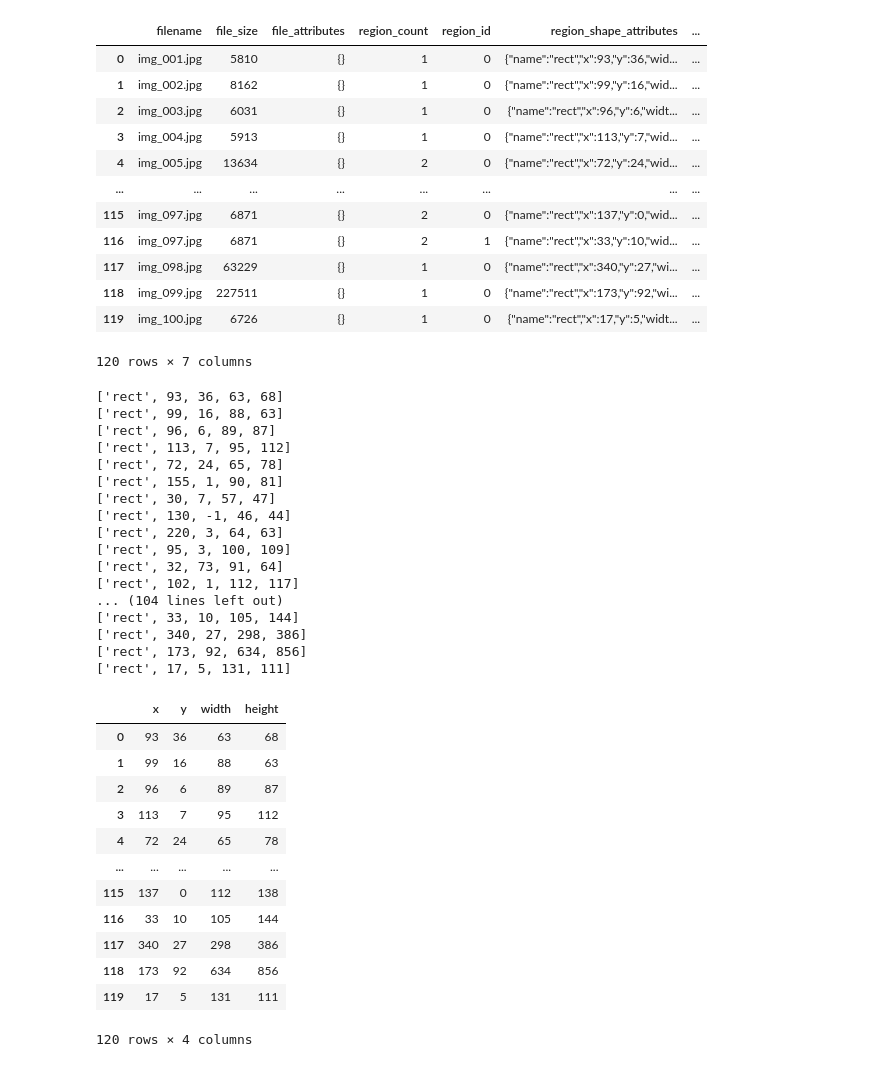
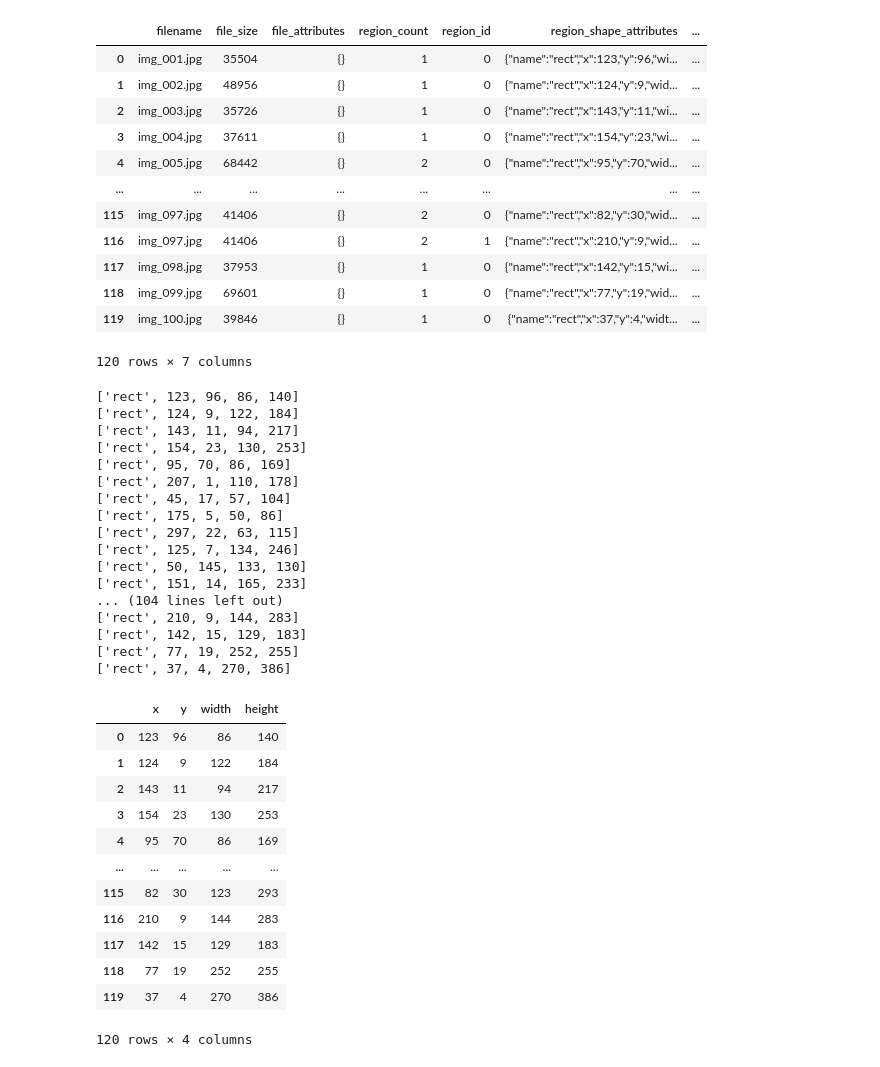
Before and after one commit to gokulrameshd/My_Vision, a Jupyter notebook: Assignment-16/Kmeans.ipynb, the cells around one changed output. Saved outputs shown, nothing was run; the diff lists cells and outputs as text; code cells hidden in the pictures.

```diff
--- a/Assignment-16/Kmeans.ipynb
+++ b/Assignment-16/Kmeans.ipynb
@@ -3,22 +3,22 @@ import numpy as np
 import pandas as pd
 import json
 # %%
-df = pd.read_csv('Assign_16.csv')
+df = pd.read_csv('image_2.csv')
 # list(df['region_shape_attributes'])
 df
 # %% [output]
 |  | filename | file_size | file_attributes | region_count | region_id | region_shape_attributes | ... |
-| 0 | img_001.jpg | 5810 | {} | 1 | 0 | {"name":"rect","x":93,"y":36,"wid... | ... |
-| 1 | img_002.jpg | 8162 | {} | 1 | 0 | {"name":"rect","x":99,"y":16,"wid... | ... |
-| 2 | img_003.jpg | 6031 | {} | 1 | 0 | {"name":"rect","x":96,"y":6,"widt... | ... |
-| 3 | img_004.jpg | 5913 | {} | 1 | 0 | {"name":"rect","x":113,"y":7,"wid... | ... |
-| 4 | img_005.jpg | 13634 | {} | 2 | 0 | {"name":"rect","x":72,"y":24,"wid... | ... |
+| 0 | img_001.jpg | 35504 | {} | 1 | 0 | {"name":"rect","x":123,"y":96,"wi... | ... |
+| 1 | img_002.jpg | 48956 | {} | 1 | 0 | {"name":"rect","x":124,"y":9,"wid... | ... |
+| 2 | img_003.jpg | 35726 | {} | 1 | 0 | {"name":"rect","x":143,"y":11,"wi... | ... |
+| 3 | img_004.jpg | 37611 | {} | 1 | 0 | {"name":"rect","x":154,"y":23,"wi... | ... |
+| 4 | img_005.jpg | 68442 | {} | 2 | 0 | {"name":"rect","x":95,"y":70,"wid... | ... |
 | ... | ... | ... | ... | ... | ... | ... | ... |
-| 115 | img_097.jpg | 6871 | {} | 2 | 0 | {"name":"rect","x":137,"y":0,"wid... | ... |
-| 116 | img_097.jpg | 6871 | {} | 2 | 1 | {"name":"rect","x":33,"y":10,"wid... | ... |
-| 117 | img_098.jpg | 63229 | {} | 1 | 0 | {"name":"rect","x":340,"y":27,"wi... | ... |
-| 118 | img_099.jpg | 227511 | {} | 1 | 0 | {"name":"rect","x":173,"y":92,"wi... | ... |
-| 119 | img_100.jpg | 6726 | {} | 1 | 0 | {"name":"rect","x":17,"y":5,"widt... | ... |
+| 115 | img_097.jpg | 41406 | {} | 2 | 0 | {"name":"rect","x":82,"y":30,"wid... | ... |
+| 116 | img_097.jpg | 41406 | {} | 2 | 1 | {"name":"rect","x":210,"y":9,"wid... | ... |
+| 117 | img_098.jpg | 37953 | {} | 1 | 0 | {"name":"rect","x":142,"y":15,"wi... | ... |
+| 118 | img_099.jpg | 69601 | {} | 1 | 0 | {"name":"rect","x":77,"y":19,"wid... | ... |
+| 119 | img_100.jpg | 39846 | {} | 1 | 0 | {"name":"rect","x":37,"y":4,"widt... | ... |
 120 rows × 7 columns
 # %%
 data = list(df['region_shape_attributes'])
@@ -38,23 +38,23 @@ for i in data:
     width.append(v[3])
     height.append(v[4])
 # %% [output]
-['rect', 93, 36, 63, 68]
-['rect', 99, 16, 88, 63]
-['rect', 96, 6, 89, 87]
-['rect', 113, 7, 95, 112]
-['rect', 72, 24, 65, 78]
-['rect', 155, 1, 90, 81]
-['rect', 30, 7, 57, 47]
-['rect', 130, -1, 46, 44]
-['rect', 220, 3, 64, 63]
-['rect', 95, 3, 100, 109]
-['rect', 32, 73, 91, 64]
-['rect', 102, 1, 112, 117]
+['rect', 123, 96, 86, 140]
+['rect', 124, 9, 122, 184]
+['rect', 143, 11, 94, 217]
+['rect', 154, 23, 130, 253]
+['rect', 95, 70, 86, 169]
+['rect', 207, 1, 110, 178]
+['rect', 45, 17, 57, 104]
+['rect', 175, 5, 50, 86]
+['rect', 297, 22, 63, 115]
+['rect', 125, 7, 134, 246]
+['rect', 50, 145, 133, 130]
+['rect', 151, 14, 165, 233]
 ... (104 lines left out)
-['rect', 33, 10, 105, 144]
-['rect', 340, 27, 298, 386]
-['rect', 173, 92, 634, 856]
-['rect', 17, 5, 131, 111]
+['rect', 210, 9, 144, 283]
+['rect', 142, 15, 129, 183]
+['rect', 77, 19, 252, 255]
+['rect', 37, 4, 270, 386]
 # %%
 dim = pd.DataFrame()
 
@@ -66,17 +66,17 @@ dim['height'] = height
 dim
 # %% [output]
 |  | x | y | width | height |
-| 0 | 93 | 36 | 63 | 68 |
-| 1 | 99 | 16 | 88 | 63 |
-| 2 | 96 | 6 | 89 | 87 |
-| 3 | 113 | 7 | 95 | 112 |
-| 4 | 72 | 24 | 65 | 78 |
+| 0 | 123 | 96 | 86 | 140 |
+| 1 | 124 | 9 | 122 | 184 |
+| 2 | 143 | 11 | 94 | 217 |
+| 3 | 154 | 23 | 130 | 253 |
+| 4 | 95 | 70 | 86 | 169 |
 | ... | ... | ... | ... | ... |
-| 115 | 137 | 0 | 112 | 138 |
-| 116 | 33 | 10 | 105 | 144 |
-| 117 | 340 | 27 | 298 | 386 |
-| 118 | 173 | 92 | 634 | 856 |
-| 119 | 17 | 5 | 131 | 111 |
+| 115 | 82 | 30 | 123 | 293 |
+| 116 | 210 | 9 | 144 | 283 |
+| 117 | 142 | 15 | 129 | 183 |
+| 118 | 77 | 19 | 252 | 255 |
+| 119 | 37 | 4 | 270 | 386 |
 120 rows × 4 columns
 # %%
 import sklearn as sk
```
Also changed, not shown: parts of 15 cells of this notebook.
